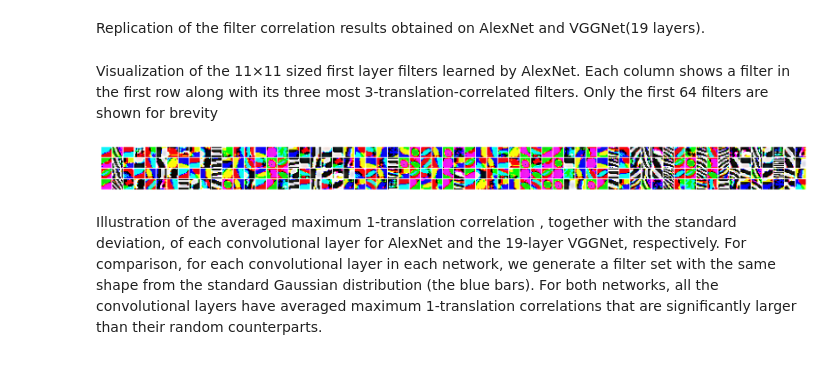
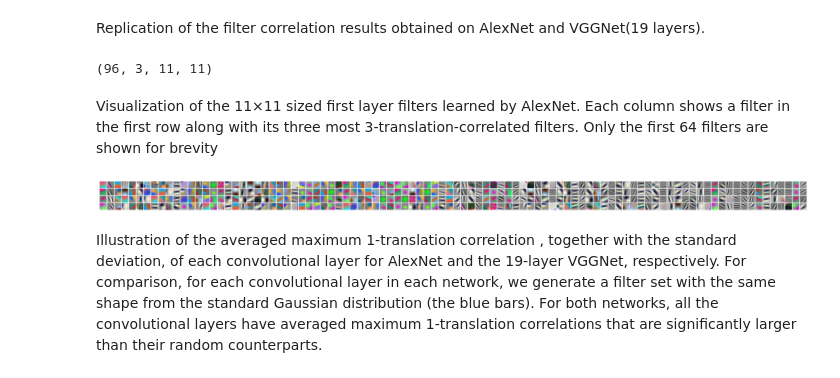
Before and after one commit to coppensg/DoublyCNN-tensorflow, a Jupyter notebook: filters_correlation.ipynb, the cells around one changed output. Drawn from its saved outputs; the diff is of its cells as text; code cells hidden in the pictures.

```diff
--- a/filters_correlation.ipynb
+++ b/filters_correlation.ipynb
@@ -65,26 +65,32 @@ def get_most_correlated_filter(n, k, W):
         lst.append(map(lambda x : x[0],n_most_corr))
 
     return lst
+print WAlex[0].shape
+# %% [output]
+(96, 3, 11, 11)
 # %%
 three_most_corr = get_most_correlated_filter(3, 3, WAlex[0])
 # %% [markdown]
 Visualization of the 11×11 sized first layer filters learned by AlexNet. Each column shows a filter in the first row along with its three most 3-translation-correlated filters. Only the first 64 filters are shown for brevity
 # %%
 # Display n first filter of layer 1 and there 3 most 3-translation-correlated filters
-n = 64
+n = 96
 plt.figure(figsize=(n,4))
 plt.subplots_adjust(hspace=0.05, wspace=0.08)
 
 for i in range(4):
     for j in range(n):
         filter_idx = j if i == 0 else three_most_corr[j][i-1]
         filter = np.moveaxis(WAlex[0][filter_idx], [0, 1, 2], [-1, -2, -3])
+        min_ = filter.min()
+        max_ = filter.max()
+        filter = (filter-min_)/(max_-min_)
         plt.subplot(4, n, i*n+j+1)
         plt.axis('off')
         plt.imshow(filter)
 plt.show()
 # %% [output]
-[figure, old version]
+[figure, new version]
 # %% [markdown]
 Illustration of the averaged maximum 1-translation correlation
 , together with the standard deviation, of each convolutional layer for AlexNet and the 19-layer VGGNet, respectively. For comparison, for each convolutional layer in each network, we generate a filter set with the same shape from the standard Gaussian distribution (the blue bars). For both networks, all the convolutional layers have averaged maximum 1-translation correlations that are significantly larger than their random counterparts.
```
Also changed, not shown: 2 other files.
